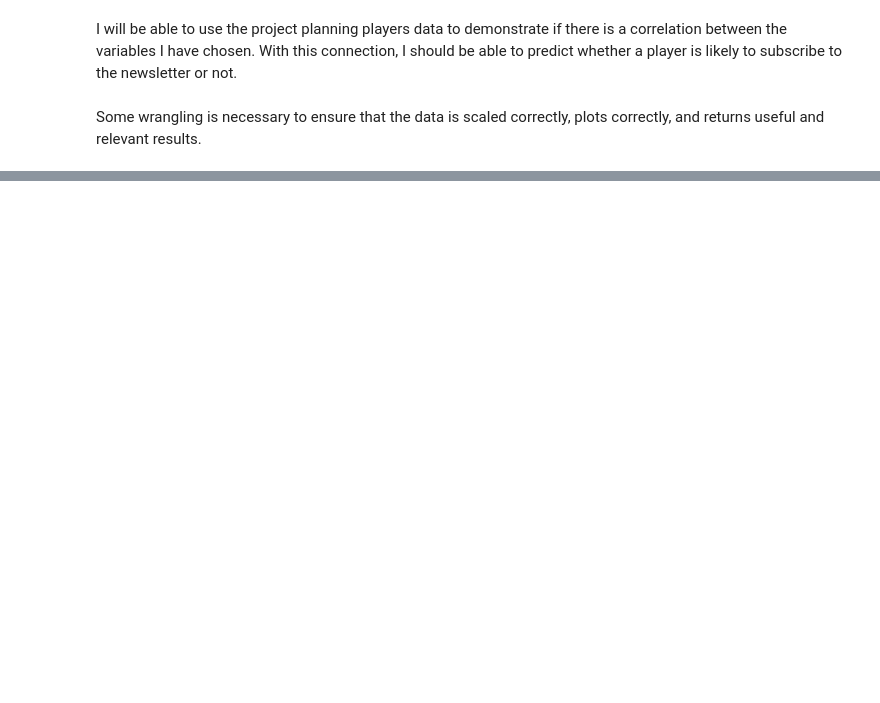
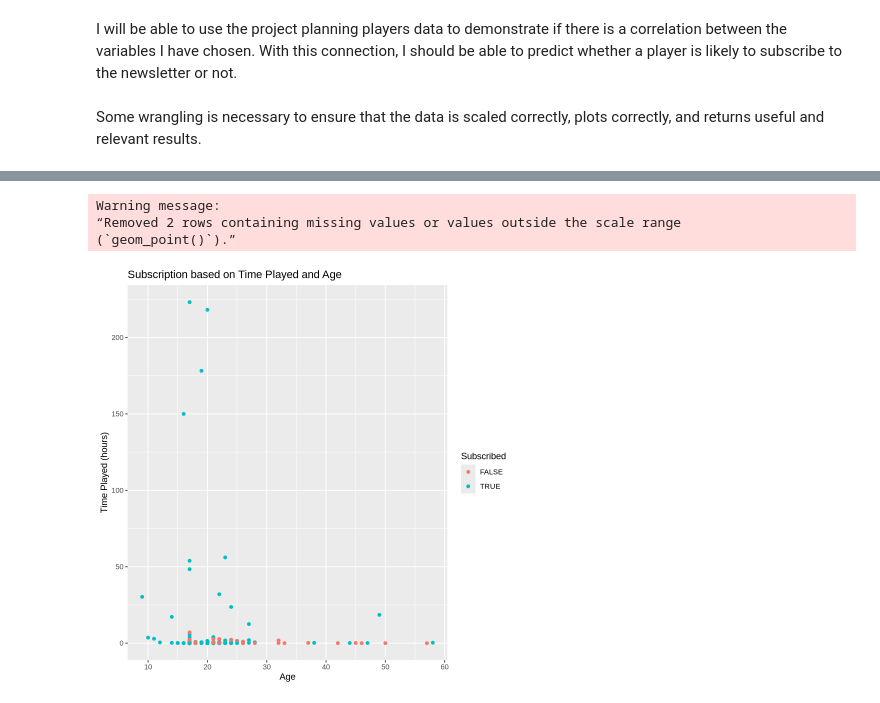
Before and after one commit to Fried-Tofu/dsci-100-project, a Jupyter notebook: DSCI_100_Project_(Rowan_Flores_Group_39).ipynb, the cells around one changed output, grey strips where cells are left out. Saved outputs shown, nothing was run; the diff lists cells and outputs as text; code cells hidden in the pictures; blank space fills up the shorter version.

Commit message:
Added graphs and visualization

```diff
--- a/DSCI_100_Project_(Rowan_Flores_Group_39).ipynb
+++ b/DSCI_100_Project_(Rowan_Flores_Group_39).ipynb
@@ -16,5 +5,5 @@ library(tidyverse)
 # %%
-Players <- read_csv("dsci-100-project/Project Planning Players.csv")
+players <- read_csv("Project Planning Players.csv")
 # %% [output]
 Rows: 196 Columns: 7
 ── Column specification ────────────────────────────────────────────────────────
@@ -99,0 +94,3 @@ Some wrangling is necessary to ensure that the data is scaled correctly, plots c
+# %%
+players <- players |>
+    select(-hashedEmail, -gender, -name)
@@ -99,0 +137,11 @@ Some wrangling is necessary to ensure that the data is scaled correctly, plots c
+# %%
+plot1 <- players |>
+    ggplot(aes(x = Age, y = played_hours, color = subscribe)) +
+    geom_point() +
+    labs(x = "Age", y = "Time Played (hours)", color = "Subscribed", title = "Subscription based on Time Played and Age")
+plot1
+# %% [output]
+Warning message:
+“Removed 2 rows containing missing values or values outside the scale range
+(`geom_point()`).”
+[figure, added]
```
Also changed, not shown: parts of 11 cells of this notebook.
